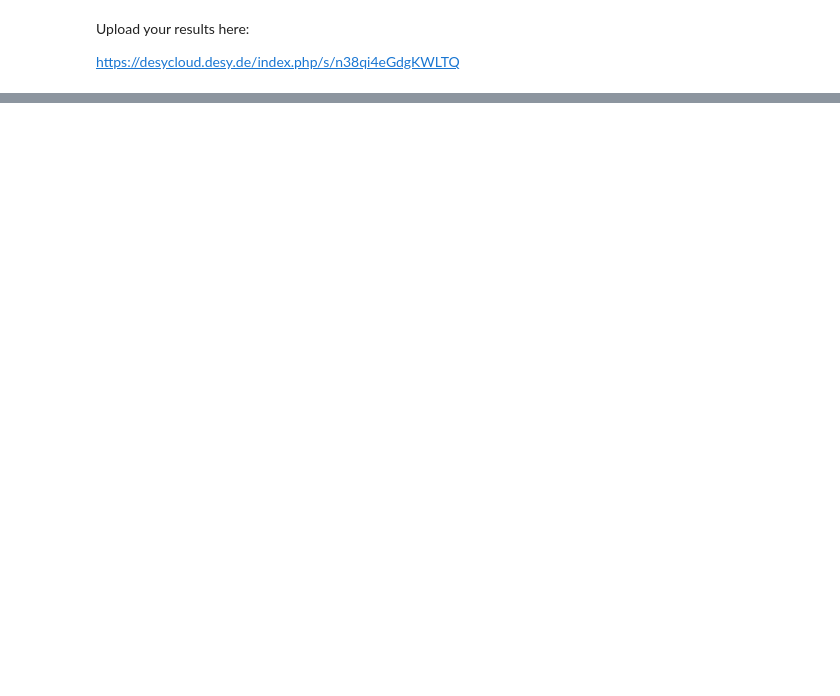
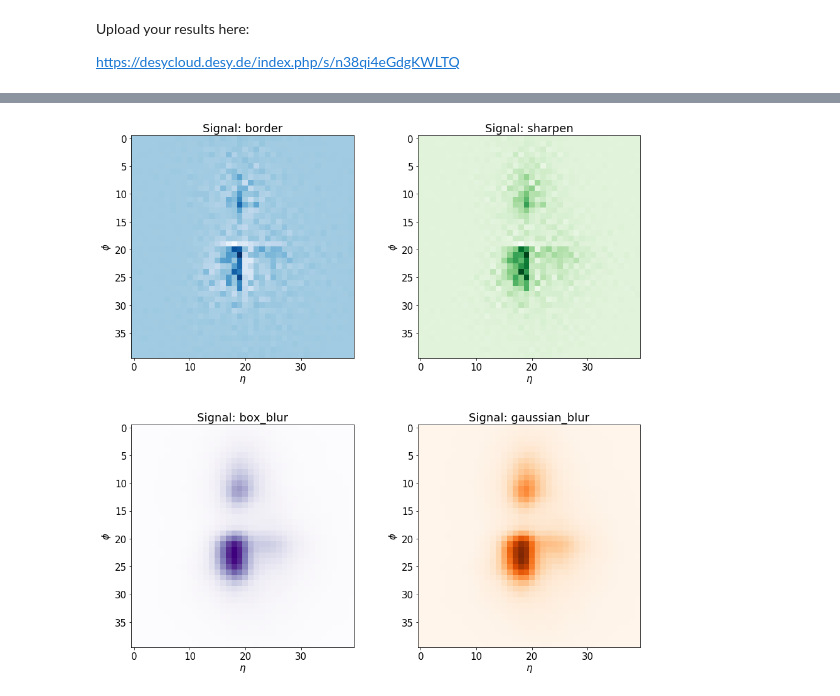
Before and after one commit to dkgithub/wuhan_DL_labs, a Jupyter notebook: top-tagging/TopTagging_2.ipynb, the cells around one changed output, grey strips where cells are left out. Saved outputs shown, nothing was run; the diff lists cells and outputs as text; code cells hidden in the pictures; blank space fills up the shorter version.

```diff
--- a/top-tagging/TopTagging_2.ipynb
+++ b/top-tagging/TopTagging_2.ipynb
@@ -565,0 +590,5 @@ https://desycloud.desy.de/index.php/s/n38qi4eGdgKWLTQ
+# %%
+edge_detector = np.array([[-1,-1,-1],[-1,8,-1],[-1,-1,-1]])
+sharpen = np.array([[0,-1,0],[-1,5,-1],[0,-1,0]])
+box_blur = np.array([[1,1,1],[1,1,1],[1,1,1]])*1./9.
+gaussian_blur = np.array([[1,2,1],[2,4,2],[1,2,1]])*1./16.
@@ -565,0 +597,6 @@ https://desycloud.desy.de/index.php/s/n38qi4eGdgKWLTQ
+# %%
+from scipy import ndimage
+signal_border = ndimage.convolve(image_signal, edge_detector, mode='constant', cval=0.0)
+signal_sharpen = ndimage.convolve(image_signal, sharpen, mode='constant', cval=0.0)
+signal_box_blur = ndimage.convolve(image_signal, box_blur, mode='constant', cval=0.0)
+signal_gaussian_blur = ndimage.convolve(image_signal, gaussian_blur, mode='constant', cval=0.0)
@@ -565,0 +614,28 @@ https://desycloud.desy.de/index.php/s/n38qi4eGdgKWLTQ
+# %%
+fig, axs = plt.subplots(2, 2,figsize=(15,15))
+plt.subplots_adjust(hspace=0.3)
+plt.rcParams.update({'font.size': 15}) #Larger font size
+
+
+
+axs[0,0].imshow(signal_border,cmap="Blues")
+axs[0,0].set_title('Signal: border')
+
+axs[0,1].imshow(signal_sharpen,cmap="Greens")
+axs[0,1].set_title('Signal: sharpen')
+
+axs[1,0].imshow(signal_box_blur,cmap="Purples")
+axs[1,0].set_title('Signal: box_blur')
+
+axs[1,1].imshow(signal_gaussian_blur,cmap="Oranges")
+axs[1,1].set_title('Signal: gaussian_blur')
+
+
+
+for ax in axs.flat:
+    ax.set(xlabel='$\eta$', ylabel='$\phi$')
+
+
+plt.show()
+# %% [output]
+[figure, added]
```
Also changed, not shown: parts of 22 cells of this notebook.
